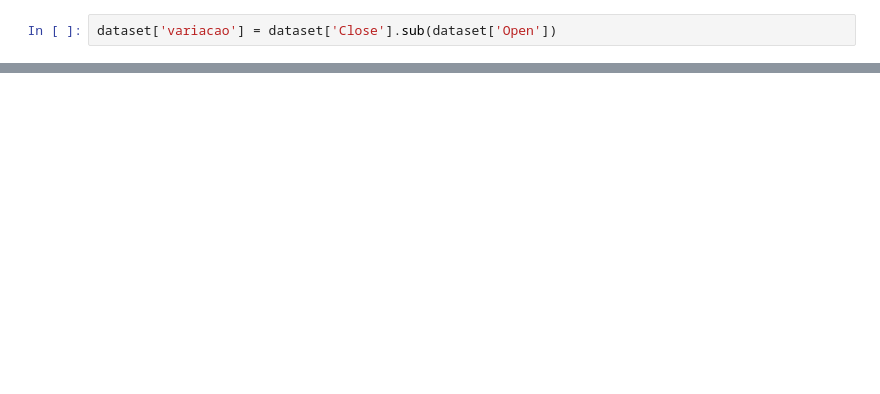
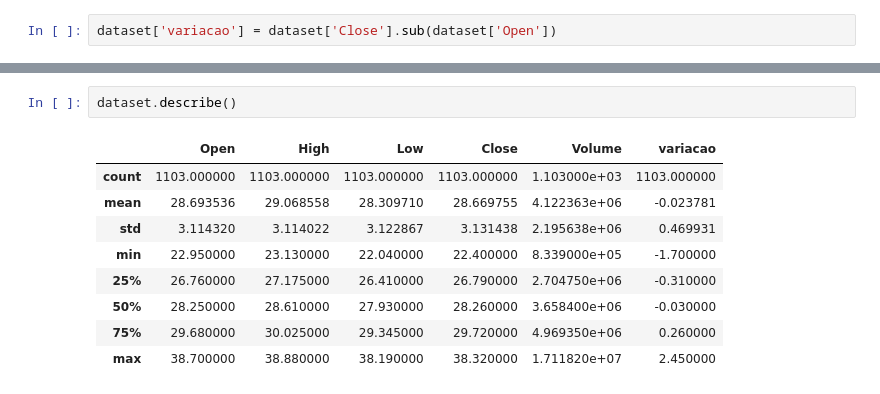
Before and after one commit to petersonrs/repo, a Jupyter notebook: analise_bbse.ipynb, the cells around one changed output, grey strips where cells are left out. Saved outputs shown, nothing was run; the diff lists cells and outputs as text; blank space fills up the shorter version.

```diff
--- a/analise_bbse.ipynb
+++ b/analise_bbse.ipynb
@@ -65,0 +135,12 @@ dataset
+# %%
+dataset.describe()
+# %% [output]
+|  | Open | High | Low | Close | Volume | variacao |
+| count | 1103.000000 | 1103.000000 | 1103.000000 | 1103.000000 | 1.103000e+03 | 1103.000000 |
+| mean | 28.693536 | 29.068558 | 28.309710 | 28.669755 | 4.122363e+06 | -0.023781 |
+| std | 3.114320 | 3.114022 | 3.122867 | 3.131438 | 2.195638e+06 | 0.469931 |
+| min | 22.950000 | 23.130000 | 22.040000 | 22.400000 | 8.339000e+05 | -1.700000 |
+| 25% | 26.760000 | 27.175000 | 26.410000 | 26.790000 | 2.704750e+06 | -0.310000 |
+| 50% | 28.250000 | 28.610000 | 27.930000 | 28.260000 | 3.658400e+06 | -0.030000 |
+| 75% | 29.680000 | 30.025000 | 29.345000 | 29.720000 | 4.969350e+06 | 0.260000 |
+| max | 38.700000 | 38.880000 | 38.190000 | 38.320000 | 1.711820e+07 | 2.450000 |
```
Also changed, not shown: parts of 17 cells of this notebook.
